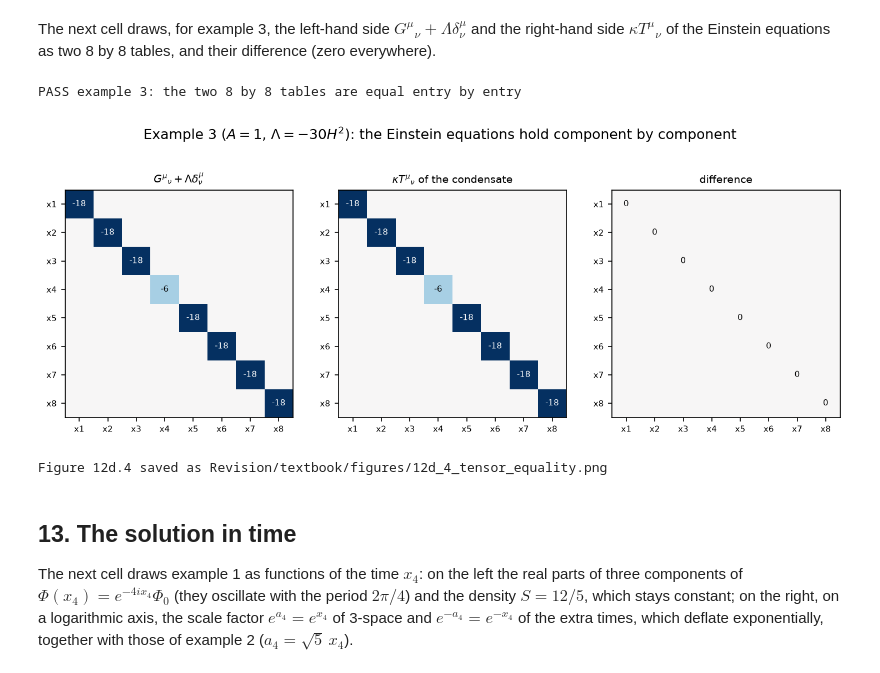
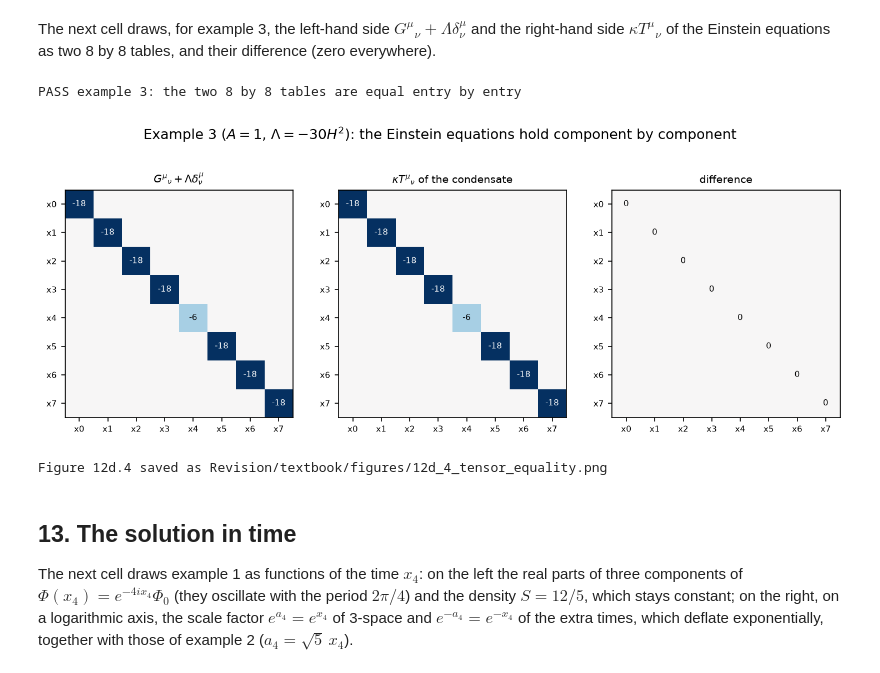
Before and after one commit to once-ere/Dirac_claude, a Jupyter notebook: Revision/textbook/notebooks/12d_condensate_solution.ipynb, the cells around one changed output. Cells and saved outputs as stored; diff of their text form; code cells hidden in the pictures.

```diff
--- a/Revision/textbook/notebooks/12d_condensate_solution.ipynb
+++ b/Revision/textbook/notebooks/12d_condensate_solution.ipynb
@@ -1066,8 +1066,8 @@ $t$ (sympy keeps $t$ as a symbol).
 # %%
 t = sp.symbols("t", real=True)  # the free real parameter of the family
 TRIPLES = list(itertools.combinations(range(8), 3))  # all 56 sets {a, b, c}
-NEEDED = sorted({tuple(sorted((i, 3, 7))) for i in (0, 1, 2, 4, 5, 6)}
-                | {tuple(sorted((i, j, 3))) for i in (0, 1, 2) for j in (4, 5, 6)})
+NEEDED = sorted({tuple(sorted((i, 4, 0))) for i in (1, 2, 3, 5, 6, 7)}
+                | {tuple(sorted((i, j, 4))) for i in (1, 2, 3) for j in (5, 6, 7)})
 
 
 def witness_parts(M_value, H_value):
@@ -1077,9 +1077,9 @@ def witness_parts(M_value, H_value):
     spaces = []
     for sign in (-1, 1):  # the eigenvalue of g^(x1)g^(x5) = g^(x2)g^(x6) = ...
         stack = sp.Matrix.vstack(A_value + sp.I * w_value * I16,
-                                 gamma[0] * gamma[4] - sign * I16,
                                  gamma[1] * gamma[5] - sign * I16,
-                                 gamma[2] * gamma[6] - sign * I16)
+                                 gamma[2] * gamma[6] - sign * I16,
+                                 gamma[3] * gamma[7] - sign * I16)
         spaces.append(stack.nullspace())  # all solutions of stack * v = 0
     v1, v2 = spaces[0][0], spaces[1][0]
     c = sp.conjugate(sp.expand((v1.H * C * v2)[0]))  # c = conj(v1^dagger C v2)
@@ -1222,12 +1222,12 @@ g_1 = [entry.subs(UNIT_H) for entry in g]
 
 def D_phi(nu):
     """The matrix that gives D_nu Phi from Phi."""
-    return (A_witness if nu == 3 else Z16) + Omega_1[nu]
+    return (A_witness if nu == 4 else Z16) + Omega_1[nu]
 
 
 def D_phibar(nu):
     """The matrix that gives D_nu Phibar from Phi^dagger (row times matrix)."""
-    return (A_witness.T * C if nu == 3 else Z16) - C * Omega_1[nu]
+    return (A_witness.T * C if nu == 4 else Z16) - C * Omega_1[nu]
 
 
 K = [[(phi_t.H * ((C * gamma_1[mu] * D_phi(nu) - D_phibar(nu) * gamma_1[mu]) / 2)
@@ -1240,8 +1240,8 @@ reproduces(off_diagonal, "every off-diagonal K^(mu nu) vanishes, for every a4, a
            WL, "condensate_diagonal_witness_exact")
 diagonal = [K_sym[mu][mu] for mu in range(8)]
 say(f"diagonal of K: {diagonal}")
-reproduces(all(diagonal[mu] == 0 for mu in range(8) if mu != 3)
-           and sp.expand(diagonal[3] - (-5) * S_t) == 0,
+reproduces(all(diagonal[mu] == 0 for mu in range(8) if mu != 4)
+           and sp.expand(diagonal[4] - (-5) * S_t) == 0,
            "K^x4_x4 = M S and every other diagonal entry is 0",
            PY, "authorT16_condensate_kinetic_diagonal")
 # %% [output]
@@ -1314,9 +1314,9 @@ def from_record(key):
 
 
 G_time, G_space = from_record("x4x4"), from_record("x1x1")
-G_extra, G_hidden = from_record("x5x5"), from_record("x8x8")
+G_extra, G_hidden = from_record("x5x5"), from_record("x0x0")
 check(sp.expand(G_space - G_hidden) == 0 and sp.expand(G_extra - G_hidden) == 0,
-      "linear member: G^x1_x1 = G^x5_x5 = G^x8_x8 (the record's components)")
+      "linear member: G^x1_x1 = G^x5_x5 = G^x0_x0 (the record's components)")
 S_sym, rho_sym, p_sym = sp.symbols("S rho p", real=True)
 time_equation = G_time + Lam + kappa * rho_sym  # = 0
 space_equation = G_hidden + Lam - kappa * p_sym  # = 0
@@ -1432,15 +1432,15 @@ for name, slope, cosmological, M_example in EXAMPLES:
     phi0 = (v1_e + t_value * c_e * v2_e).applyfunc(sp.expand)
     phi = phi0 * sp.exp(-sp.I * w_e * x4)  # the condensate Phi(x4)
     # 1. the field equation, with the full spin-connection sum of section 7:
-    residual = (gamma[3] * sp.diff(phi, x4) + gravity_term.subs(UNIT_H) * phi
+    residual = (gamma[4] * sp.diff(phi, x4) + gravity_term.subs(UNIT_H) * phi
                 - (m_value + lam_value * S_value) * phi).applyfunc(sp.simplify)
     field_ok = residual == sp.zeros(16, 1) and bilinear(phi0, I16) == S_value
     # 2. the Einstein equations, all 64 components, for +A and for -A:
     K_e = K_sym if M_example == -5 else None
     if K_e is None:  # example 2 has its own condensate matrix A (M = +5)
-        K_raw = [[(phi0.H * ((C * gamma_1[mu] * ((A_e if nu == 3 else Z16)
+        K_raw = [[(phi0.H * ((C * gamma_1[mu] * ((A_e if nu == 4 else Z16)
                                                  + Omega_1[nu])
-                              - ((A_e.T * C if nu == 3 else Z16) - C * Omega_1[nu])
+                              - ((A_e.T * C if nu == 4 else Z16) - C * Omega_1[nu])
                               * gamma_1[mu]) / 2) * phi0)[0]
                   for nu in range(8)] for mu in range(8)]
         K_e = [[clean((K_raw[mu][nu] + (g_1[nu] / g_1[mu]) * K_raw[nu][mu]) / 2)
@@ -1450,13 +1450,13 @@ for name, slope, cosmological, M_example in EXAMPLES:
     T_e = source_tensor(K_e, S_value, m_value, lam_value)
     einstein_ok = {}
     for sign in (1, -1):
-        G_diag = [G_space] * 3 + [G_time] + [G_extra] * 3 + [G_hidden]
+        G_diag = [G_hidden] + [G_space] * 3 + [G_time] + [G_extra] * 3
         values = {A: sign * slope, H: 1}
         einstein_ok[sign] = all(
             sp.simplify((G_diag[mu].subs(values) + cosmological if mu == nu else 0)
                         - T_e[mu][nu]) == 0
             for mu in range(8) for nu in range(8))
-    rho_e, p_e = -T_e[3][3], T_e[0][0]
+    rho_e, p_e = -T_e[4][4], T_e[1][1]
     solutions[name] = {"A": slope, "Lambda": cosmological, "M": M_example,
                        "S": S_value, "m": m_value, "lambda": lam_value, "t": t_value,
                        "rho": rho_e, "p": p_e, "phi0": phi0, "w": w_e, "T": T_e}
@@ -1511,7 +1511,7 @@ The next cell draws, for example 3, the left-hand side $G^\mu{}_\nu +
 equations as two 8 by 8 tables, and their difference (zero everywhere).
 # %%
 sol = solutions["example 3"]
-G_diag = [G_space] * 3 + [G_time] + [G_extra] * 3 + [G_hidden]
+G_diag = [G_hidden] + [G_space] * 3 + [G_time] + [G_extra] * 3
 left_side = np.array([[float(G_diag[mu].subs({A: 1, H: 1}) + sol["Lambda"])
                        if mu == nu else 0.0 for nu in range(8)] for mu in range(8)])
 right_side = np.array([[float(sol["T"][mu][nu]) for nu in range(8)]
@@ -1523,35 +1523,35 @@ scale = np.abs(right_side).max()
 panels = ((left_side, "$G^\\mu{}_\\nu + \\Lambda\\delta^\\mu_\\nu$"),
           (right_side, "$\\kappa T^\\mu{}_\\nu$ of the condensate"),
           (left_side - right_side, "difference"))
 for ax, (values, title) in zip(axes, panels):
     ax.imshow(values, cmap="RdBu_r", vmin=-scale, vmax=scale)
     for mu in range(8):
         value = values[mu, mu]
         ink = "white" if abs(value) > 0.6 * scale else "black"  # readable on dark
         ax.text(mu, mu, f"{value:.0f}", ha="center", va="center", fontsize=7,
                 color=ink)
     ax.set_xticks(range(8))
     ax.set_xticklabels(NAMES, fontsize=7)
     ax.set_yticks(range(8))
     ax.set_yticklabels(NAMES, fontsize=7)
     ax.grid(False)
     ax.set_title(title, fontsize=9)
 fig.suptitle("Example 3 ($A = 1$, $\\Lambda = -30H^2$): the Einstein equations hold "
              "component by component")
 save_figure(fig, "tensor_equality",
             "Example 3 (the deflating member $A = 1$, $\\Lambda = -30H^2$, units "
             "$H = \\kappa = 1$): left, the left-hand side $G^\\mu{}_\\nu + "
             "\\Lambda\\delta^\\mu_\\nu$ of the Einstein equations; middle, the "
             "right-hand side $\\kappa T^\\mu{}_\\nu$ computed from the condensate "
             "$\\Phi = e^{-4ix_4}\\Phi_0$; right, their difference. Rows $\\mu$ and "
-            "columns $\\nu$ run over $x_1$ to $x_8$; the colour is the value (red "
+            "columns $\\nu$ run over $x_0$ to $x_7$; the colour is the value (red "
             "positive, blue negative, white zero) and the numbers are the diagonal "
             "entries: $-6$ (minus the energy density, $x_4$) and $-18$ (the "
             "pressure, every other direction). All 64 entries agree exactly; every "
             "mixed entry is zero.")
 # %% [output]
 PASS example 3: the two 8 by 8 tables are equal entry by entry
-[figure, old version]
+[figure, new version]
 Figure 12d.4 saved as Revision/textbook/figures/12d_4_tensor_equality.png
 # %% [markdown]
 ## 13. The solution in time
```
Also changed, not shown: parts of 18 cells of this notebook, 26 other files.
